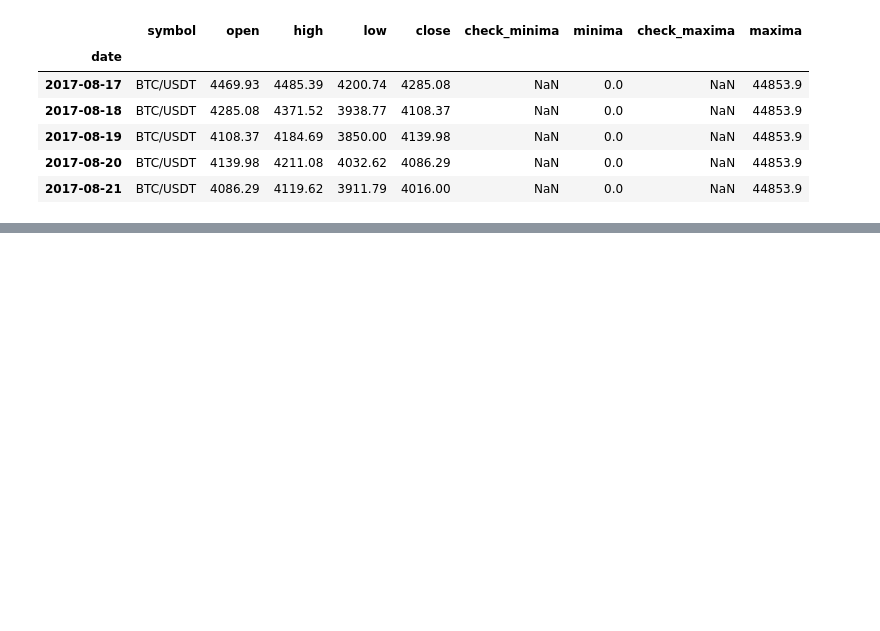
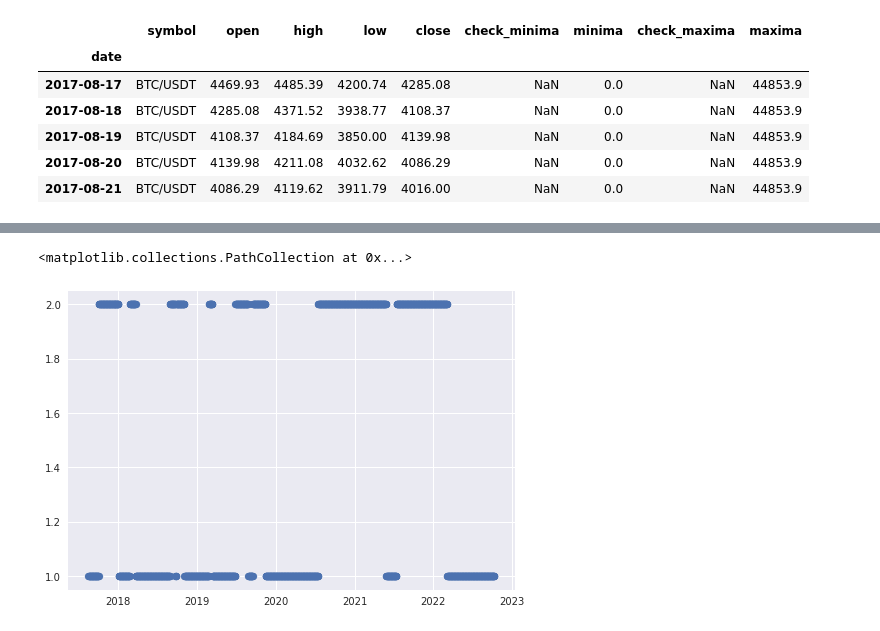
Before and after one commit to adevrent/freqtrade_custom_strats, a Jupyter notebook: python_concepts/orderblocks.ipynb, the cells around one changed output, grey strips where cells are left out. Saved outputs shown, nothing was run; the diff lists cells and outputs as text; code cells hidden in the pictures; blank space fills up the shorter version.

```diff
--- a/python_concepts/orderblocks.ipynb
+++ b/python_concepts/orderblocks.ipynb
@@ -187,0 +142,4 @@ df.head()
+# %%
+d = {"maxima": df["maxima"], "minima": df["minima"]}
+df_extrema = pd.DataFrame(data = d)
+df_extrema
@@ -187,0 +161,3 @@ df.head()
+# %%
+arr_ext = df_extrema.to_numpy()
+arr_ext
@@ -187,0 +176,25 @@ df.head()
+# %%
+ms = None  # 2 for bullish 1 for bearish market structure (ms).
+ms_list = []
+# Iterate over the array with a for loop
+for i in range(0, len(arr_ext)):
+    # Compare the current element to the previous element
+    if arr_ext[i][1] > arr_ext[i - 1][1]:  # Higher low (higher minima value.)
+        ms = 2  # Bullish ms.
+        ms_list.append(ms)
+        print("MS turned Bullish!")
+        #print(ms_list)
+    elif arr_ext[i][0] < arr_ext[i - 1][0]: # Lower high (lower maxima value.)
+        ms = 1  # Bearish ms.
+        ms_list.append(ms)
+        print("MS turned Bearish!")
+        #print(ms_list)
+    else:
+        if ms == 2:
+            print("MS still bullish.")
+        elif ms == 1:
+            print("MS still bearish.")
+        ms_list.append(ms)
+        #print(ms_list)
+
+print(ms_list)
@@ -187,0 +223,3 @@ df.head()
+# %%
+df["market_structure"] = ms_list
+df
@@ -187,0 +246,5 @@ df.head()
+# %%
+plt.scatter(df.index, df["market_structure"])
+# %% [output]
+<matplotlib.collections.PathCollection at 0x...>
+[figure, added]
```
Also changed, not shown: parts of 10 cells of this notebook, 1 other file.
